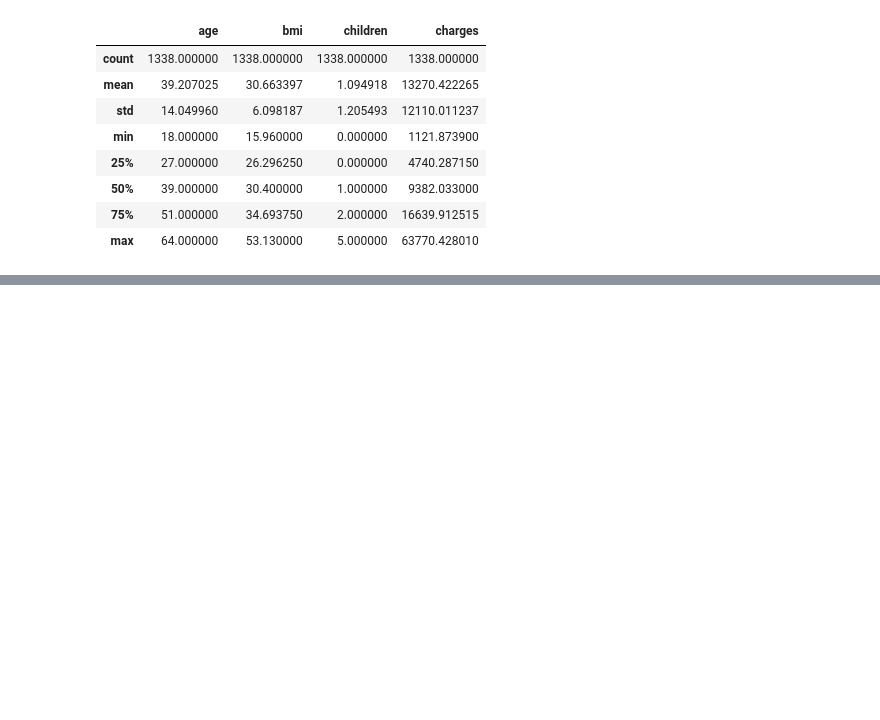
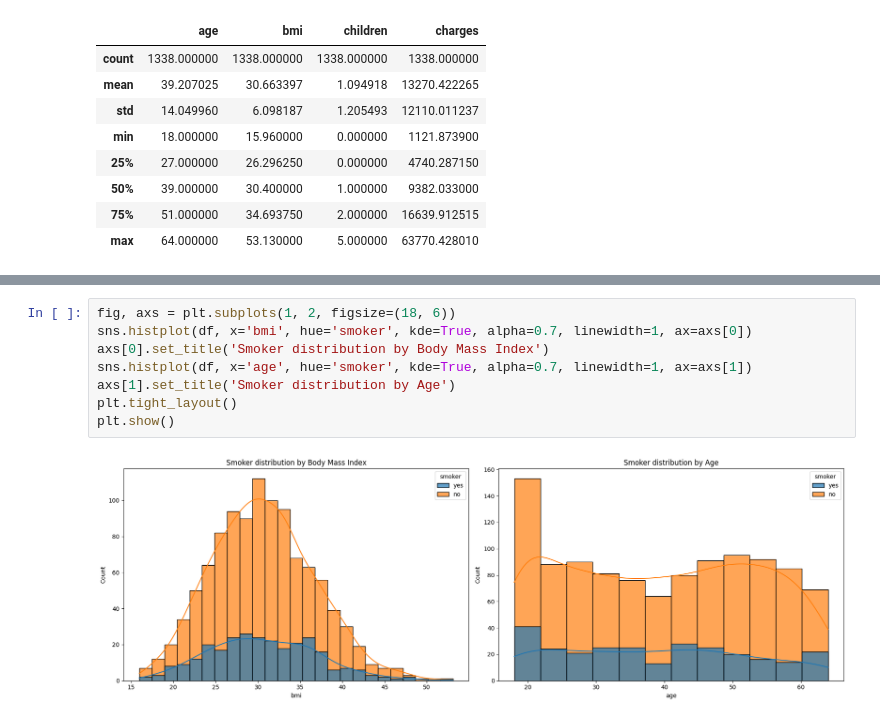
Before and after one commit to indrajeetadityaroy9/Insurance_Cost_Modeling, a Jupyter notebook: implementation.ipynb, the cells around one changed output, grey strips where cells are left out. Drawn from its saved outputs; the diff is of its cells as text; blank space fills up the shorter version.

```diff
--- a/implementation.ipynb
+++ b/implementation.ipynb
@@ -281,0 +193,10 @@ ValueError: Unknown label type: continuous. Maybe you are trying to fit a classi
+# %%
+fig, axs = plt.subplots(1, 2, figsize=(18, 6))
+sns.histplot(df, x='bmi', hue='smoker', kde=True, alpha=0.7, linewidth=1, ax=axs[0])
+axs[0].set_title('Smoker distribution by Body Mass Index')
+sns.histplot(df, x='age', hue='smoker', kde=True, alpha=0.7, linewidth=1, ax=axs[1])
+axs[1].set_title('Smoker distribution by Age')
+plt.tight_layout()
+plt.show()
+# %% [output]
+[figure, added]
```
Also changed, not shown: parts of 34 cells of this notebook, 5 other files.
